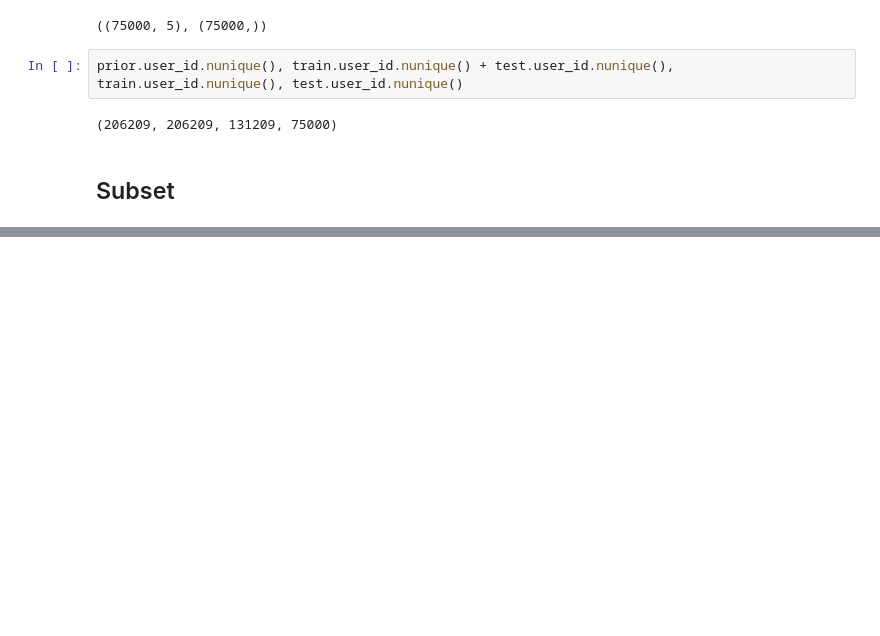
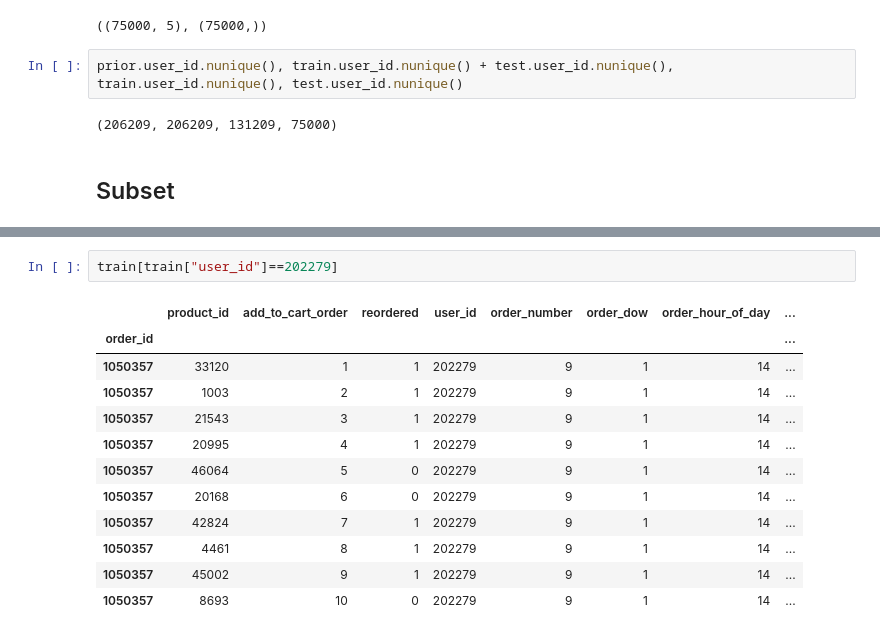
Before and after one commit to takaiyuk/kaggle-instacart, a Jupyter notebook: notebook/Untitled.ipynb, the cells around one changed output, grey strips where cells are left out. Drawn from its saved outputs; the diff is of its cells as text; blank space fills up the shorter version.

```diff
--- a/notebook/Untitled.ipynb
+++ b/notebook/Untitled.ipynb
@@ -148,0 +170,15 @@ prior.user_id.nunique(), train.user_id.nunique() + test.user_id.nunique(), train
+# %%
+train[train["user_id"]==202279]
+# %% [output]
+|  | product_id | add_to_cart_order | reordered | user_id | order_number | order_dow | order_hour_of_day | ... |
+| order_id |  |  |  |  |  |  |  | ... |
+| 1050357 | 33120 | 1 | 1 | 202279 | 9 | 1 | 14 | ... |
+| 1050357 | 1003 | 2 | 1 | 202279 | 9 | 1 | 14 | ... |
+| 1050357 | 21543 | 3 | 1 | 202279 | 9 | 1 | 14 | ... |
+| 1050357 | 20995 | 4 | 1 | 202279 | 9 | 1 | 14 | ... |
+| 1050357 | 46064 | 5 | 0 | 202279 | 9 | 1 | 14 | ... |
+| 1050357 | 20168 | 6 | 0 | 202279 | 9 | 1 | 14 | ... |
+| 1050357 | 42824 | 7 | 1 | 202279 | 9 | 1 | 14 | ... |
+| 1050357 | 4461 | 8 | 1 | 202279 | 9 | 1 | 14 | ... |
+| 1050357 | 45002 | 9 | 1 | 202279 | 9 | 1 | 14 | ... |
+| 1050357 | 8693 | 10 | 0 | 202279 | 9 | 1 | 14 | ... |
```
Also changed, not shown: parts of 1 cell of this notebook.
